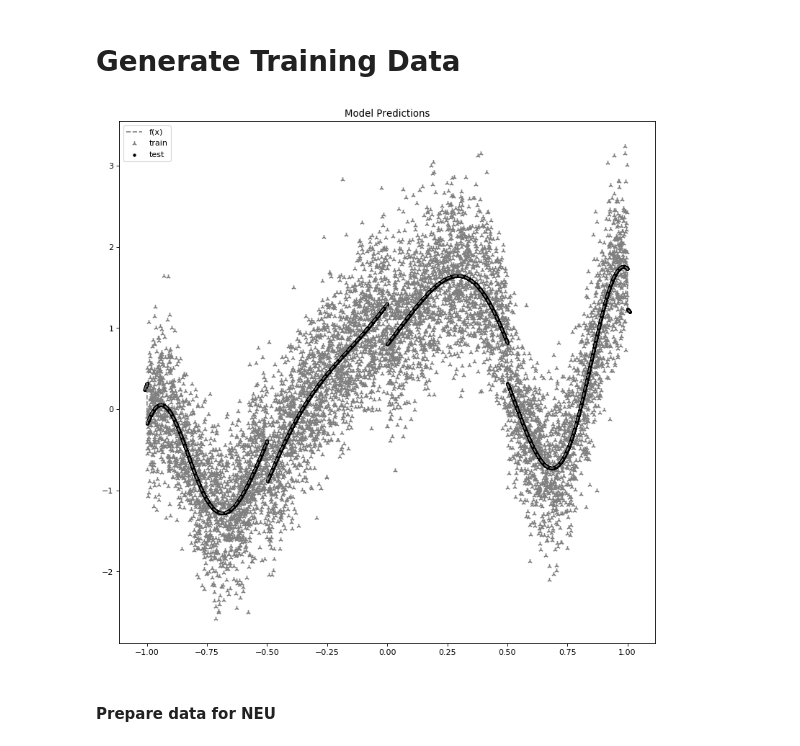
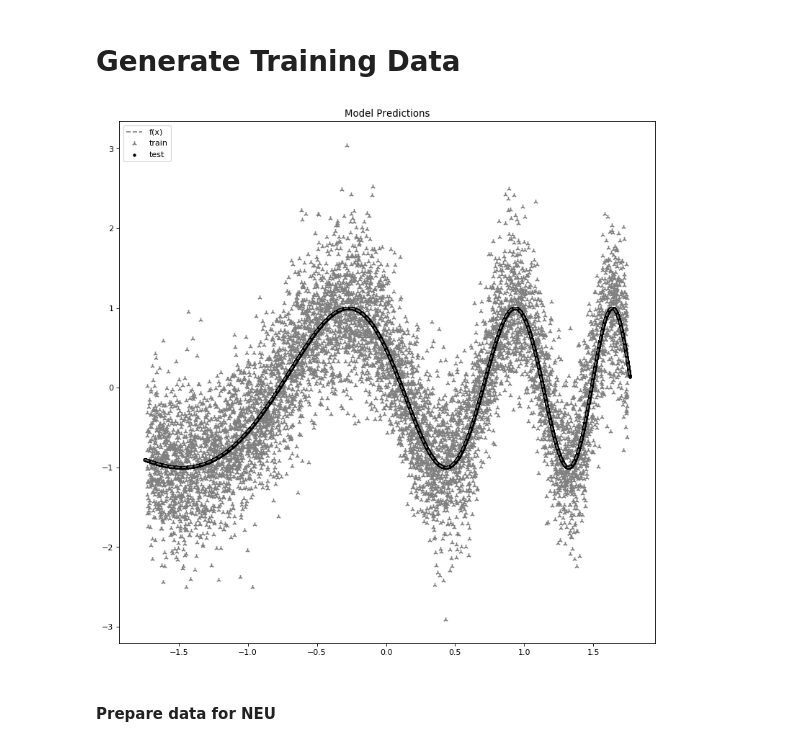
Before and after one commit to AnastasisKratsios/NEU_Non_Euclidean_Upgrading, a Jupyter notebook: NEU_w_CV.ipynb, the cells around one changed output. Saved outputs shown, nothing was run; the diff lists cells and outputs as text; code cells hidden in the pictures.

```diff
--- a/NEU_w_CV.ipynb
+++ b/NEU_w_CV.ipynb
@@ -73,11 +73,12 @@ Path('./inputs/data/').mkdir(parents=True, exist_ok=True)
 # %%
 #------------------------#
 # Run External Notebooks #
 #------------------------#
 # Generate Data
+Option_Function = "oscilatory"
 %run Data_Generator.ipynb
 # %% [output]
-[figure, old version]
+[figure, new version]
 # %% [markdown]
 #### Prepare data for NEU
 # %% [markdown]
```
Also changed, not shown: parts of 6 cells of this notebook, 20 other files.
